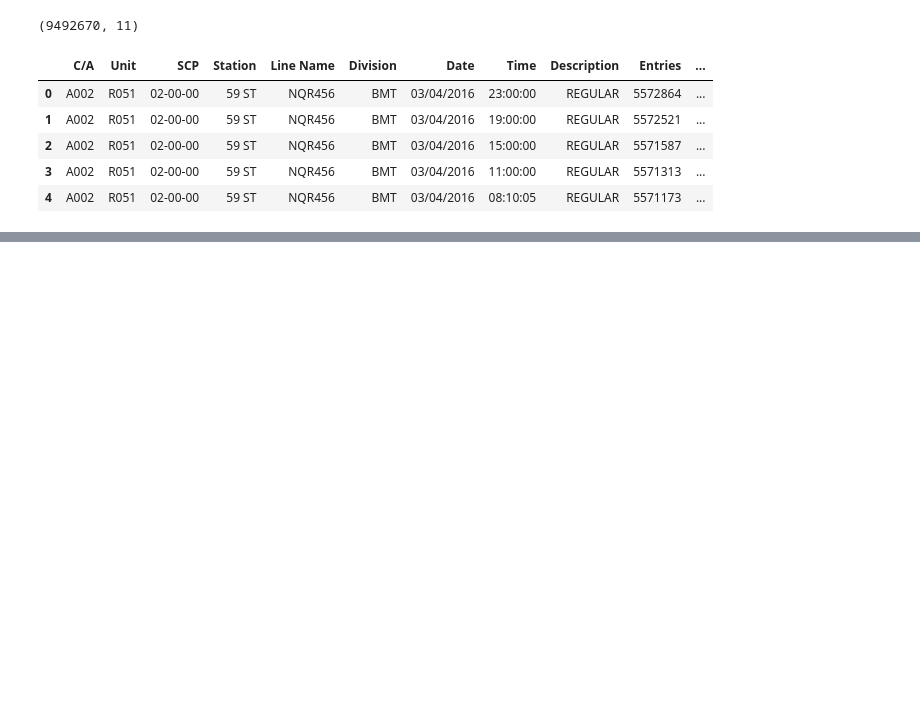
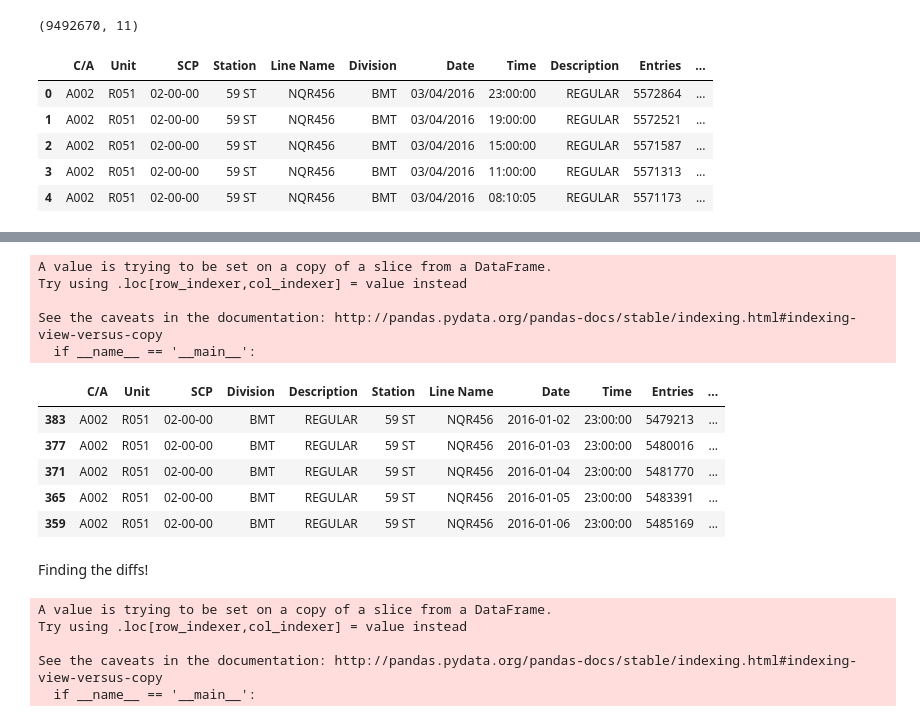
Before and after one commit to dattienhoang/smartcities_modelteam03, a Jupyter notebook: turnstile_explore.ipynb, the cells around one changed output, grey strips where cells are left out. Saved outputs shown, nothing was run; the diff lists cells and outputs as text; code cells hidden in the pictures; blank space fills up the shorter version.

```diff
--- a/turnstile_explore.ipynb
+++ b/turnstile_explore.ipynb
@@ -89,0 +101,2 @@ turn_59_group.plot(y='Entries', use_index=True)
+# %%
+turn_23 = turn_location_df[turn_location_df.Time == '23:00:00']
@@ -89,0 +121,27 @@ turn_59_group.plot(y='Entries', use_index=True)
+# %%
+turn_23['Date'] = pd.to_datetime(turn_23.Date)
+# %% [output]
+A value is trying to be set on a copy of a slice from a DataFrame.
+Try using .loc[row_indexer,col_indexer] = value instead
+
+See the caveats in the documentation: http://pandas.pydata.org/pandas-docs/stable/indexing.html#indexing-view-versus-copy
+  if __name__ == '__main__':
+# %%
+turn_23.head()
+# %% [output]
+|  | C/A | Unit | SCP | Division | Description | Station | Line Name | Date | Time | Entries | ... |
+| 383 | A002 | R051 | 02-00-00 | BMT | REGULAR | 59 ST | NQR456 | 2016-01-02 | 23:00:00 | 5479213 | ... |
+| 377 | A002 | R051 | 02-00-00 | BMT | REGULAR | 59 ST | NQR456 | 2016-01-03 | 23:00:00 | 5480016 | ... |
+| 371 | A002 | R051 | 02-00-00 | BMT | REGULAR | 59 ST | NQR456 | 2016-01-04 | 23:00:00 | 5481770 | ... |
+| 365 | A002 | R051 | 02-00-00 | BMT | REGULAR | 59 ST | NQR456 | 2016-01-05 | 23:00:00 | 5483391 | ... |
+| 359 | A002 | R051 | 02-00-00 | BMT | REGULAR | 59 ST | NQR456 | 2016-01-06 | 23:00:00 | 5485169 | ... |
+# %% [markdown]
+Finding the diffs!
+# %%
+turn_23['day_before'] = turn_23.Date.map(lambda x: x - datetime.timedelta(days=1))
+# %% [output]
+A value is trying to be set on a copy of a slice from a DataFrame.
+Try using .loc[row_indexer,col_indexer] = value instead
+
+See the caveats in the documentation: http://pandas.pydata.org/pandas-docs/stable/indexing.html#indexing-view-versus-copy
+  if __name__ == '__main__':
```
Also changed, not shown: parts of 64 cells of this notebook.
